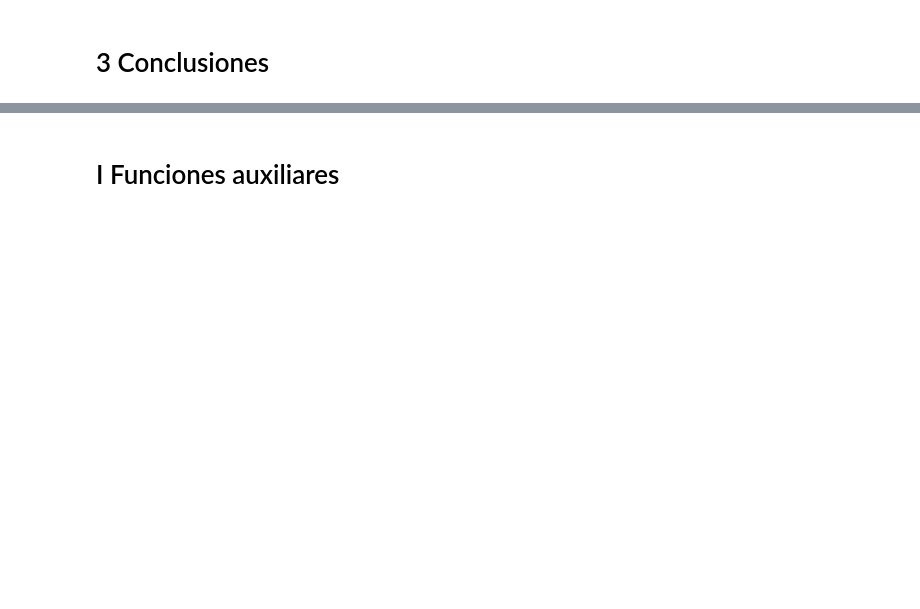
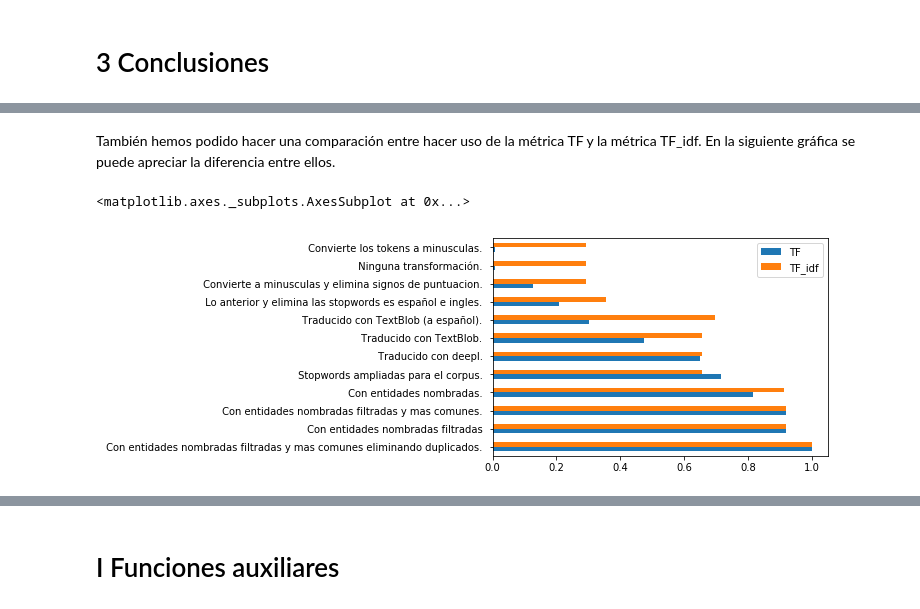
Before and after one commit to sariogonfer/Master-Data-Science---RInfo-Practica-I, a Jupyter notebook: RIMT_Practica.ipynb, the cells around one changed output, grey strips where cells are left out. Saved outputs shown, nothing was run; the diff lists cells and outputs as text; code cells hidden in the pictures; blank space fills up the shorter version.

```diff
--- a/RIMT_Practica.ipynb
+++ b/RIMT_Practica.ipynb
@@ -376,0 +506,9 @@ df_tf_idf.plot(kind='bar')
+# %% [markdown]
+También hemos podido hacer una comparación entre hacer uso de la métrica TF y la métrica TF_idf. En la siguiente gráfica se puede apreciar la diferencia entre ellos.
+# %%
+aux = pd.concat([df_tf, df_tf_idf], axis=1)
+aux.columns = ('TF', 'TF_idf')
+aux.sort_values(['TF', 'TF_idf'], ascending=False).plot(kind='barh')
+# %% [output]
+<matplotlib.axes._subplots.AxesSubplot at 0x...>
+[figure, added]
```
Also changed, not shown: parts of 47 cells of this notebook, 2 other files.
